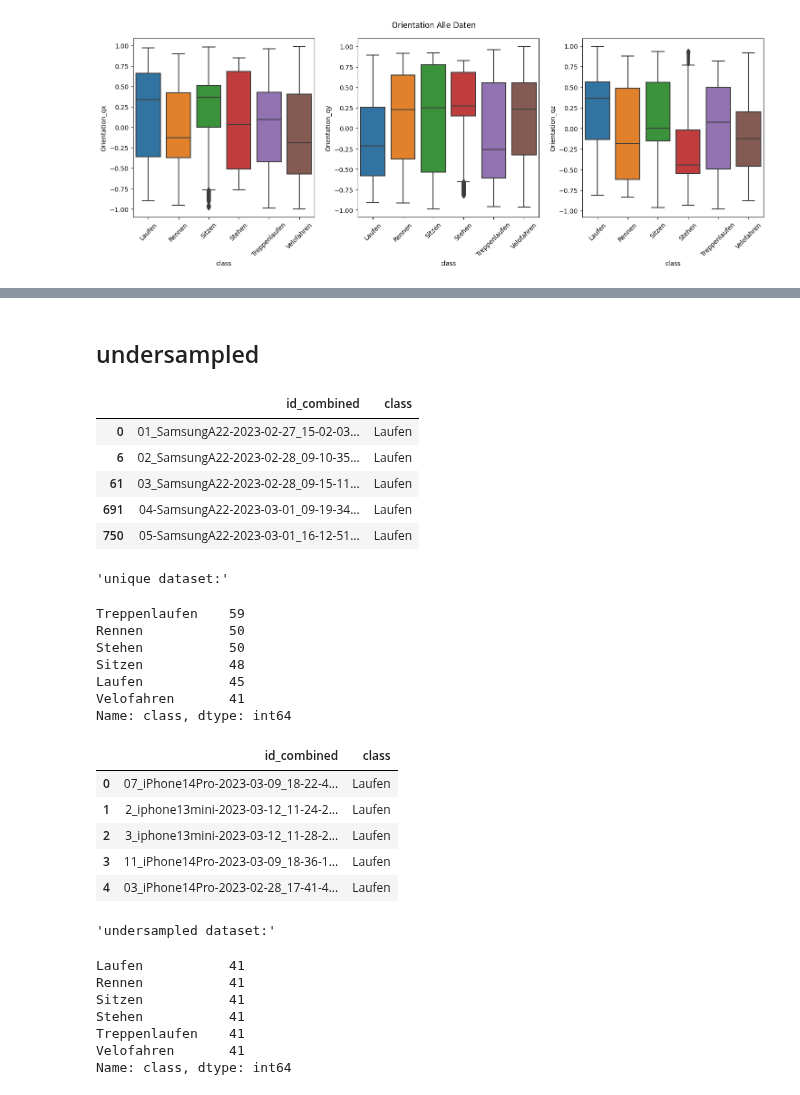
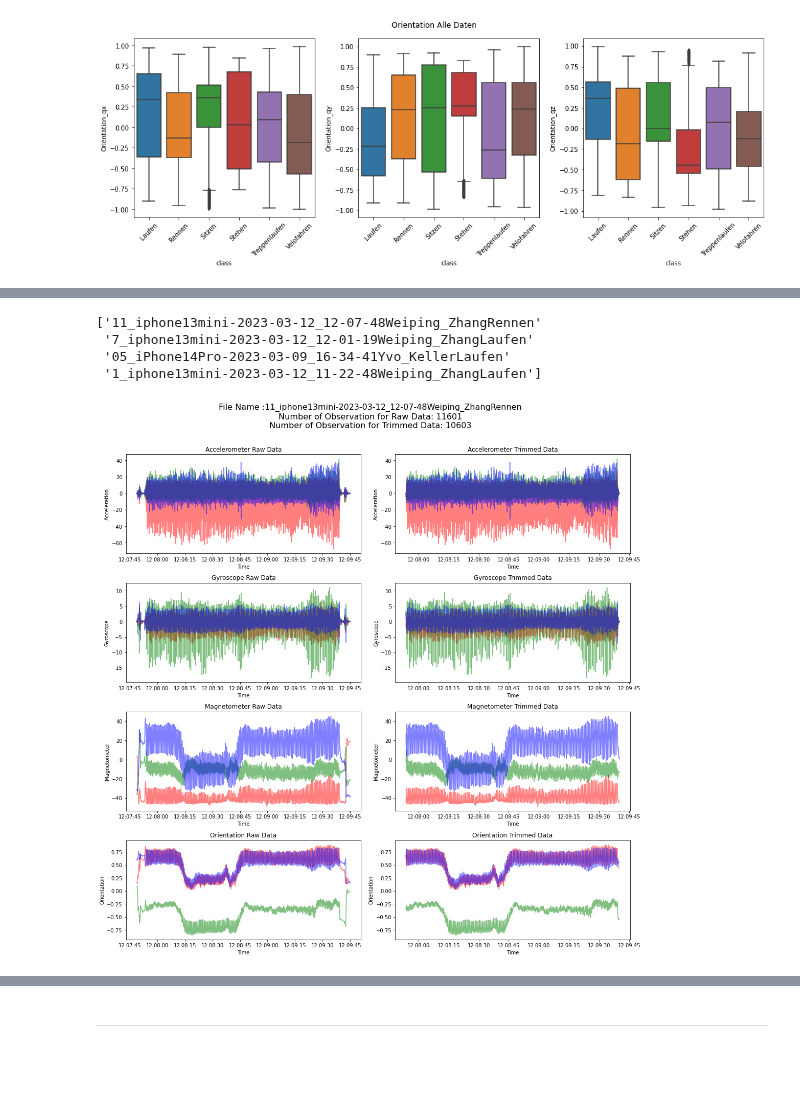
Before and after one commit to CDL1-Sensor/Sensor_Data-Wrangling-und-EDA, a Jupyter notebook: eda.ipynb, the cells around one changed output, grey strips where cells are left out. Cells and saved outputs as stored; diff of their text form; code cells hidden in the pictures; blank space fills up the shorter version.

```diff
--- a/eda.ipynb
+++ b/eda.ipynb
@@ -184,0 +295,26 @@ Name: class, dtype: int64
+# %%
+# get all unique files
+all_files = data_raw['id_combined'].unique()
+
+# Because there are some files that are quite big, we are selecting randomly 10 files and will plot them
+# We are using the random seed 42 to make sure that we are getting the same files every time we run the code
+np.random.seed(3)
+random_files = np.random.choice(all_files, 4, replace=False)
+
+# print all random_files
+print(random_files)
+
+# now we are creating a for loop to first filter the data for each file and then plot the data
+for file in random_files: # alternative random_files -> all_files
+    # filter data for each file
+    data_raw_filtered = data_raw[data_raw['id_combined'] == file]
+    data_trimmed_filtered = data_trimmed[data_trimmed['id_combined'] == file]
+
+    # call sensor_plot function
+    sensor_plot(data_raw_filtered, data_trimmed_filtered, file)
+# %% [output]
+['11_iphone13mini-2023-03-12_12-07-48Weiping_ZhangRennen'
+ '7_iphone13mini-2023-03-12_12-01-19Weiping_ZhangLaufen'
+ '05_iPhone14Pro-2023-03-09_16-34-41Yvo_KellerLaufen'
+ '1_iphone13mini-2023-03-12_11-22-48Weiping_ZhangLaufen']
+[figure, added]
@@ -185,49 +324,2 @@ Name: class, dtype: int64
 # %% [markdown]
-## undersampled
+---
-# %%
-# make df_unique with only unique id_combined and class
-df_unique = df.drop_duplicates(subset=['id_combined'], keep='first')
-df_unique = df_unique[['id_combined', 'class']]
-display(df_unique.head())
-
-# check the distribution of the classes
-display('unique dataset:')
-display(df_unique['class'].value_counts())
-
-# balance the classes by undersampling
-df_undersampled_unique = imblearn.under_sampling.RandomUnderSampler(random_state=42).fit_resample(df_unique, df_unique['class'])
-df_undersampled_unique = pd.DataFrame(df_undersampled_unique[0])
-display(df_undersampled_unique.head())
-
-# check the distribution of the classes in the balanced dataset
-display('undersampled dataset:')
-display(df_undersampled_unique['class'].value_counts())
-# %% [output]
-|  | id_combined | class |
-| 0 | 01_SamsungA22-2023-02-27_15-02-03... | Laufen |
-| 6 | 02_SamsungA22-2023-02-28_09-10-35... | Laufen |
-| 61 | 03_SamsungA22-2023-02-28_09-15-11... | Laufen |
-| 691 | 04-SamsungA22-2023-03-01_09-19-34... | Laufen |
-| 750 | 05-SamsungA22-2023-03-01_16-12-51... | Laufen |
-'unique dataset:'
-Treppenlaufen    59
-Rennen           50
-Stehen           50
-Sitzen           48
-Laufen           45
-Velofahren       41
-Name: class, dtype: int64
-|  | id_combined | class |
-| 0 | 07_iPhone14Pro-2023-03-09_18-22-4... | Laufen |
-| 1 | 2_iphone13mini-2023-03-12_11-24-2... | Laufen |
-| 2 | 3_iphone13mini-2023-03-12_11-28-2... | Laufen |
-| 3 | 11_iPhone14Pro-2023-03-09_18-36-1... | Laufen |
-| 4 | 03_iPhone14Pro-2023-02-28_17-41-4... | Laufen |
-'undersampled dataset:'
-Laufen           41
-Rennen           41
-Sitzen           41
-Stehen           41
-Treppenlaufen    41
-Velofahren       41
-Name: class, dtype: int64
```
Also changed, not shown: parts of 25 cells of this notebook, 1 other file.
